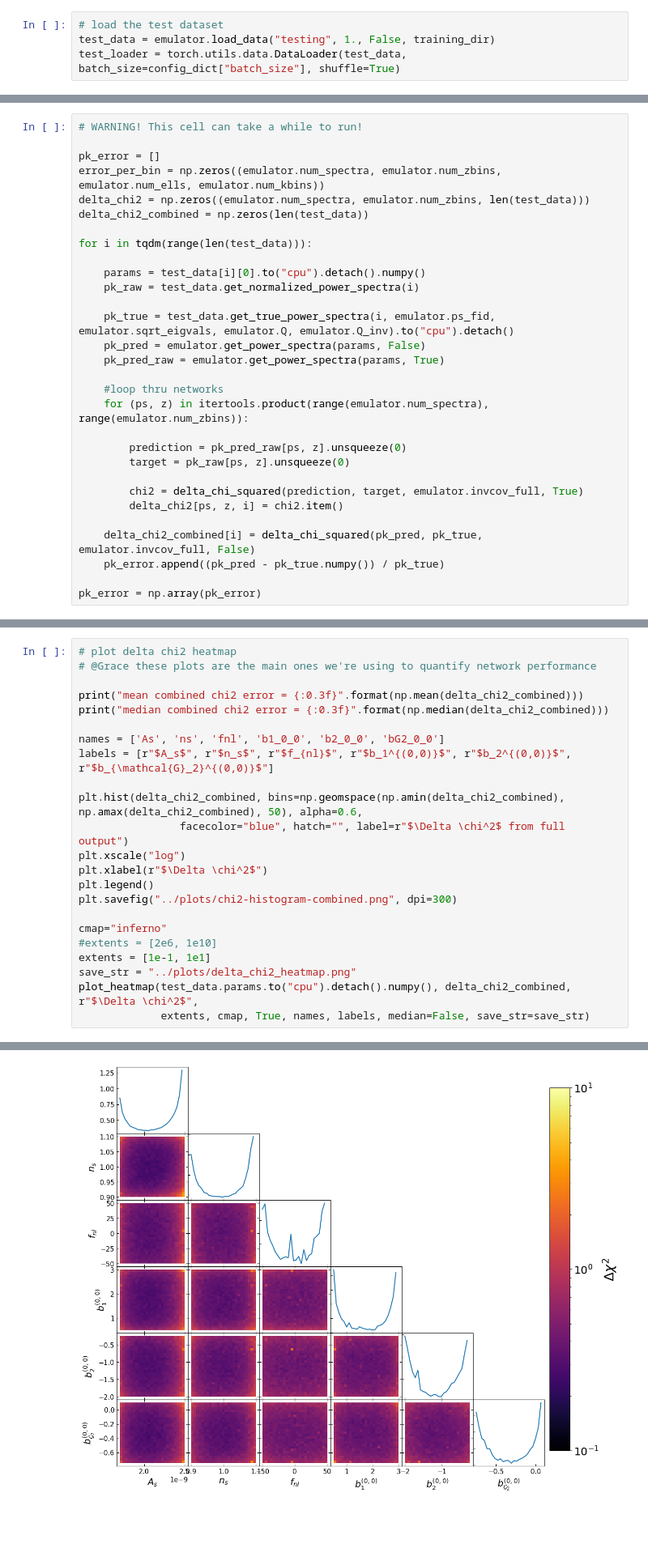
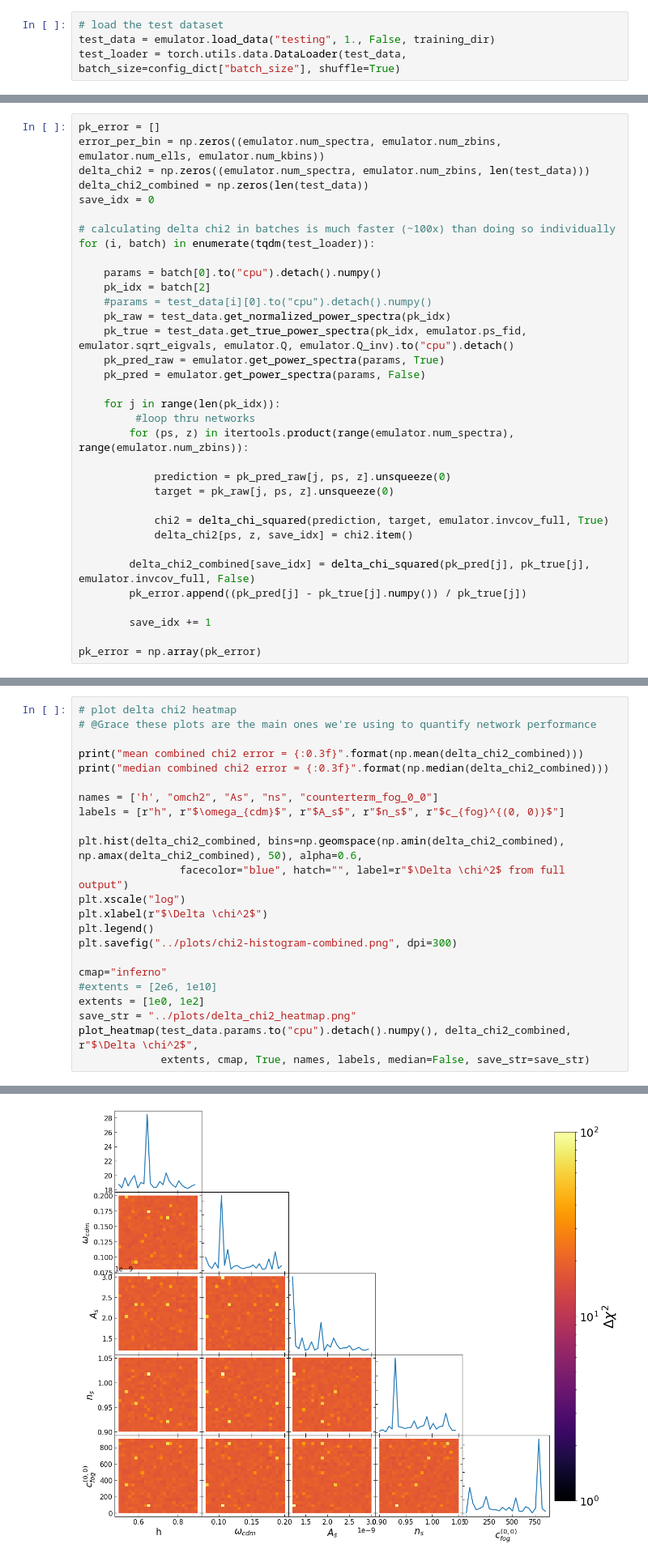
Before and after one commit to jadamo/spherex_emu, a Jupyter notebook: notebooks/test_emulator.ipynb, the cells around one changed output, grey strips where cells are left out. Shown at 81% size. Cells and saved outputs as stored; diff of their text form; blank space fills up the shorter version.

```diff
--- a/notebooks/test_emulator.ipynb
+++ b/notebooks/test_emulator.ipynb
@@ -150,31 +155,35 @@ Net [2, 1], Average test loss    = 2.5868
 # %%
-# WARNING! This cell can take a while to run!
-
 pk_error = []
 error_per_bin = np.zeros((emulator.num_spectra, emulator.num_zbins, emulator.num_ells, emulator.num_kbins))
 delta_chi2 = np.zeros((emulator.num_spectra, emulator.num_zbins, len(test_data)))
 delta_chi2_combined = np.zeros(len(test_data))
+save_idx = 0
 
-for i in tqdm(range(len(test_data))):
+# calculating delta chi2 in batches is much faster (~100x) than doing so individually
+for (i, batch) in enumerate(tqdm(test_loader)):
 
-    params = test_data[i][0].to("cpu").detach().numpy()
-    pk_raw = test_data.get_normalized_power_spectra(i)
+    params = batch[0].to("cpu").detach().numpy()
+    pk_idx = batch[2]
+    #params = test_data[i][0].to("cpu").detach().numpy()
+    pk_raw = test_data.get_normalized_power_spectra(pk_idx)
+    pk_true = test_data.get_true_power_spectra(pk_idx, emulator.ps_fid, emulator.sqrt_eigvals, emulator.Q, emulator.Q_inv).to("cpu").detach()
+    pk_pred_raw = emulator.get_power_spectra(params, True)
+    pk_pred = emulator.get_power_spectra(params, False)
 
-    pk_true = test_data.get_true_power_spectra(i, emulator.ps_fid, emulator.sqrt_eigvals, emulator.Q, emulator.Q_inv).to("cpu").detach()
-    pk_pred = emulator.get_power_spectra(params, False)
-    pk_pred_raw = emulator.get_power_spectra(params, True)
+    for j in range(len(pk_idx)):
+         #loop thru networks
+        for (ps, z) in itertools.product(range(emulator.num_spectra), range(emulator.num_zbins)):
 
-    #loop thru networks
-    for (ps, z) in itertools.product(range(emulator.num_spectra), range(emulator.num_zbins)):
+            prediction = pk_pred_raw[j, ps, z].unsqueeze(0)
+            target = pk_raw[j, ps, z].unsqueeze(0)
 
-        prediction = pk_pred_raw[ps, z].unsqueeze(0)
-        target = pk_raw[ps, z].unsqueeze(0)
+            chi2 = delta_chi_squared(prediction, target, emulator.invcov_full, True)
+            delta_chi2[ps, z, save_idx] = chi2.item()
 
-        chi2 = delta_chi_squared(prediction, target, emulator.invcov_full, True)
-        delta_chi2[ps, z, i] = chi2.item()
+        delta_chi2_combined[save_idx] = delta_chi_squared(pk_pred[j], pk_true[j], emulator.invcov_full, False)
+        pk_error.append((pk_pred[j] - pk_true[j].numpy()) / pk_true[j])
 
-    delta_chi2_combined[i] = delta_chi_squared(pk_pred, pk_true, emulator.invcov_full, False)
-    pk_error.append((pk_pred - pk_true.numpy()) / pk_true)
+        save_idx += 1
 
 pk_error = np.array(pk_error)
 # %%
@@ -218,8 +227,8 @@ net [2, 1], median chi2 error = 0.014
 print("mean combined chi2 error = {:0.3f}".format(np.mean(delta_chi2_combined)))
 print("median combined chi2 error = {:0.3f}".format(np.median(delta_chi2_combined)))
 
-names = ['As', 'ns', 'fnl', 'b1_0_0', 'b2_0_0', 'bG2_0_0']
-labels = [r"$A_s$", r"$n_s$", r"$f_{nl}$", r"$b_1^{(0,0)}$", r"$b_2^{(0,0)}$", r"$b_{\mathcal{G}_2}^{(0,0)}$"]
+names = ['h', "omch2", "As", "ns", "counterterm_fog_0_0"]
+labels = [r"h", r"$\omega_{cdm}$", r"$A_s$", r"$n_s$", r"$c_{fog}^{(0, 0)}$"]
 
 plt.hist(delta_chi2_combined, bins=np.geomspace(np.amin(delta_chi2_combined), np.amax(delta_chi2_combined), 50), alpha=0.6,
                 facecolor="blue", hatch="", label=r"$\Delta \chi^2$ from full output")
@@ -230,7 +239,7 @@ plt.savefig("../plots/chi2-histogram-combined.png", dpi=300)
 
 cmap="inferno"
 #extents = [2e6, 1e10]
-extents = [1e-1, 1e1]
+extents = [1e0, 1e2]
 save_str = "../plots/delta_chi2_heatmap.png"
 plot_heatmap(test_data.params.to("cpu").detach().numpy(), delta_chi2_combined, r"$\Delta \chi^2$",
              extents, cmap, True, names, labels, median=False, save_str=save_str)
@@ -241,4 +250,4 @@ median combined chi2 error = 0.295
-[figure, old version]
+[figure, new version]
 # %% [markdown]
 ## Test individual power spectra
 # %%
```
Also changed, not shown: parts of 7 cells of this notebook, 1 other file.
